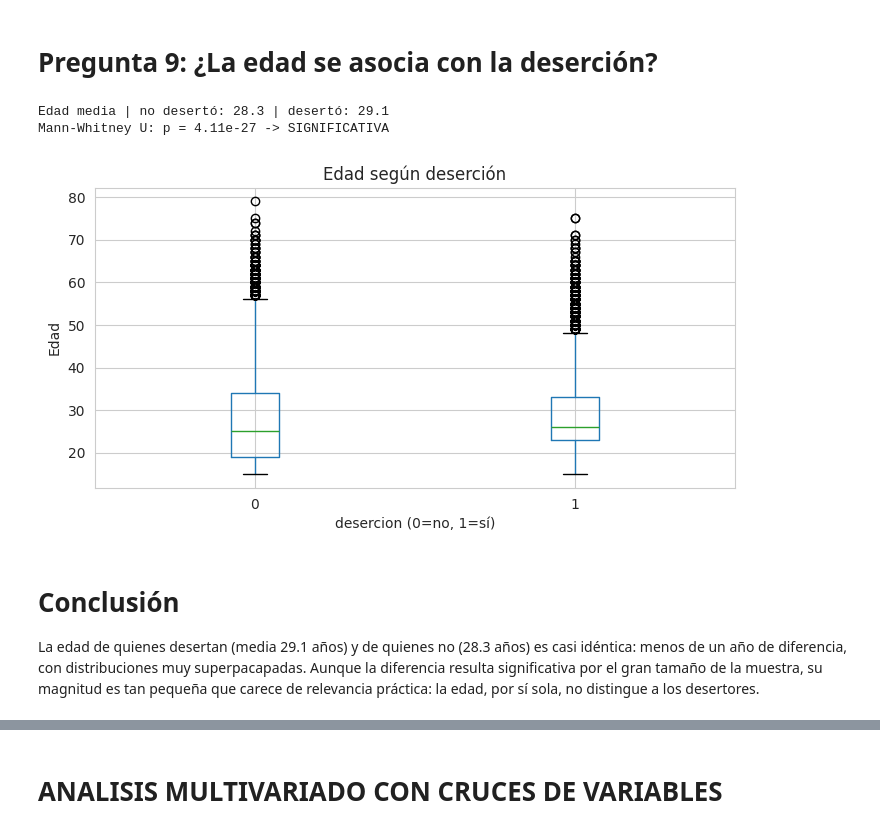
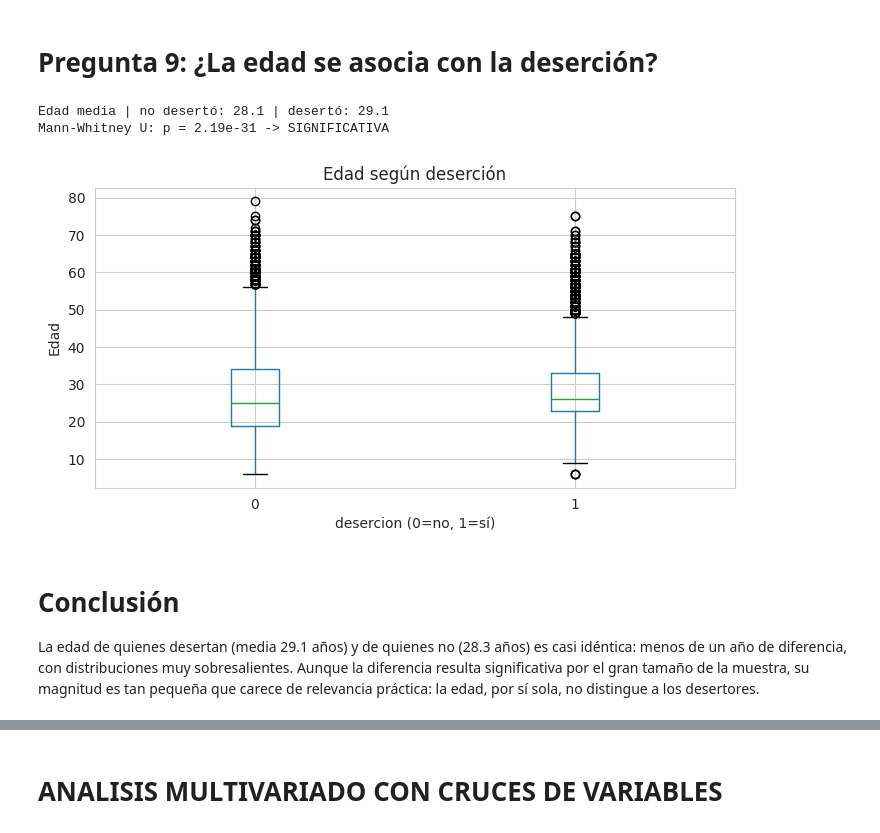
Before and after one commit to LuisBetancourt11/Proyecto_Ciencia_Datos, a Jupyter notebook: notebook/03_EDA.ipynb, the cells around one changed output, grey strips where cells are left out. Cells and saved outputs as stored; diff of their text form; code cells hidden in the pictures.

```diff
--- a/notebook/03_EDA.ipynb
+++ b/notebook/03_EDA.ipynb
@@ -106,9 +96,7 @@ def analizar_categorica(col, min_n=30):
     resumen['n'] = sub.groupby(col).size()
     print(resumen)
     print(f"\nDiferencia entre el grupo que más y el que menos deserta: {brecha:.0%}")
-    print(f"p-valor (chi-cuadrado): {p:.4f}  ->  " +
-          ("la diferencia es REAL (significativa)" if p < 0.05
-           else "podría ser casualidad (no significativa)"))
+
 
     return {'variable': col, 'p_value': p, 'brecha': brecha,
             'significativa': p < 0.05}
@@ -292,24 +272,24 @@ La brecha entre extremos es de ~17 puntos, pero gran parte la marcan categorías
 # %% [markdown]
 # **Pregunta 9: ¿La edad se asocia con la deserción?**
 # %%
-dd = d[(d['edad'] >= 15) & (d['edad'] <= 80)]   # filtrar edades imposibles
+dd = d[(d['edad'] >= 6) & (d['edad'] <= 80)]   # filtrar edades imposibles
 g0 = dd.loc[dd.desercion == 0, 'edad']
 g1 = dd.loc[dd.desercion == 1, 'edad']
 
 u, p = mannwhitneyu(g0, g1)
 print(f"Edad media | no desertó: {g0.mean():.1f} | desertó: {g1.mean():.1f}")
 print(f"Mann-Whitney U: p = {p:.2e} -> {'SIGNIFICATIVA' if p < 0.05 else 'no significativa'}")
 
 dd.boxplot(column='edad', by='desercion')
 plt.title('Edad según deserción'); plt.suptitle('')
 plt.xlabel('desercion (0=no, 1=sí)'); plt.ylabel('Edad'); plt.show()
 
 resultados.append({'variable': 'edad', 'p_value': p,
                    'brecha': np.nan, 'significativa': p < 0.05})
 # %% [output]
-Edad media | no desertó: 28.3 | desertó: 29.1
-Mann-Whitney U: p = 4.11e-27 -> SIGNIFICATIVA
+Edad media | no desertó: 28.1 | desertó: 29.1
+Mann-Whitney U: p = 2.19e-31 -> SIGNIFICATIVA
-[figure, old version]
+[figure, new version]
 # %% [markdown]
 # **Conclusión**
-La edad de quienes desertan (media 29.1 años) y de quienes no (28.3 años) es casi idéntica: menos de un año de diferencia, con distribuciones muy superpacapadas. Aunque la diferencia resulta significativa por el gran tamaño de la muestra, su magnitud es tan pequeña que carece de relevancia práctica: la edad, por sí sola, no distingue a los desertores.
+La edad de quienes desertan (media 29.1 años) y de quienes no (28.3 años) es casi idéntica: menos de un año de diferencia, con distribuciones muy sobresalientes. Aunque la diferencia resulta significativa por el gran tamaño de la muestra, su magnitud es tan pequeña que carece de relevancia práctica: la edad, por sí sola, no distingue a los desertores.
```
Also changed, not shown: parts of 38 cells of this notebook.
